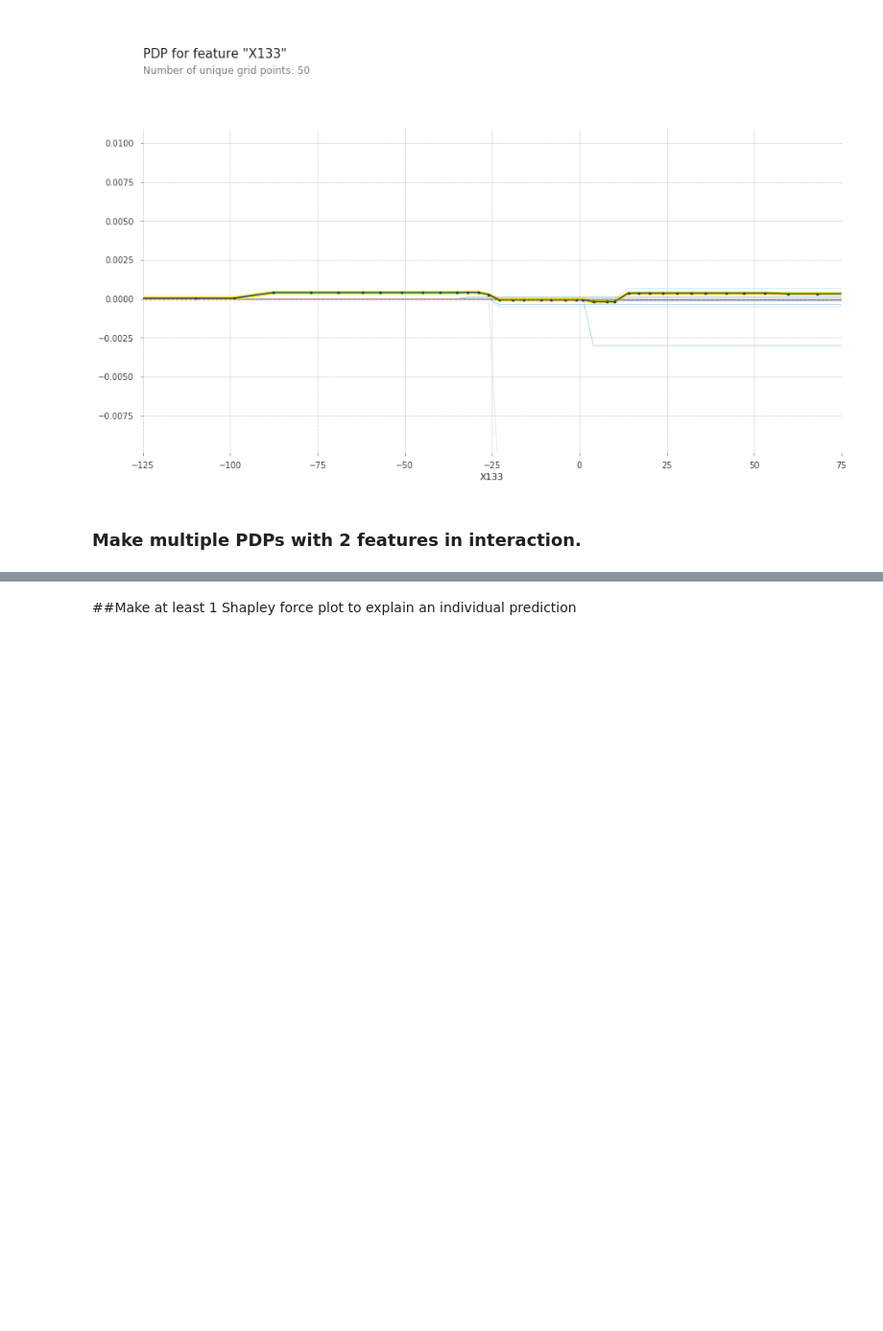
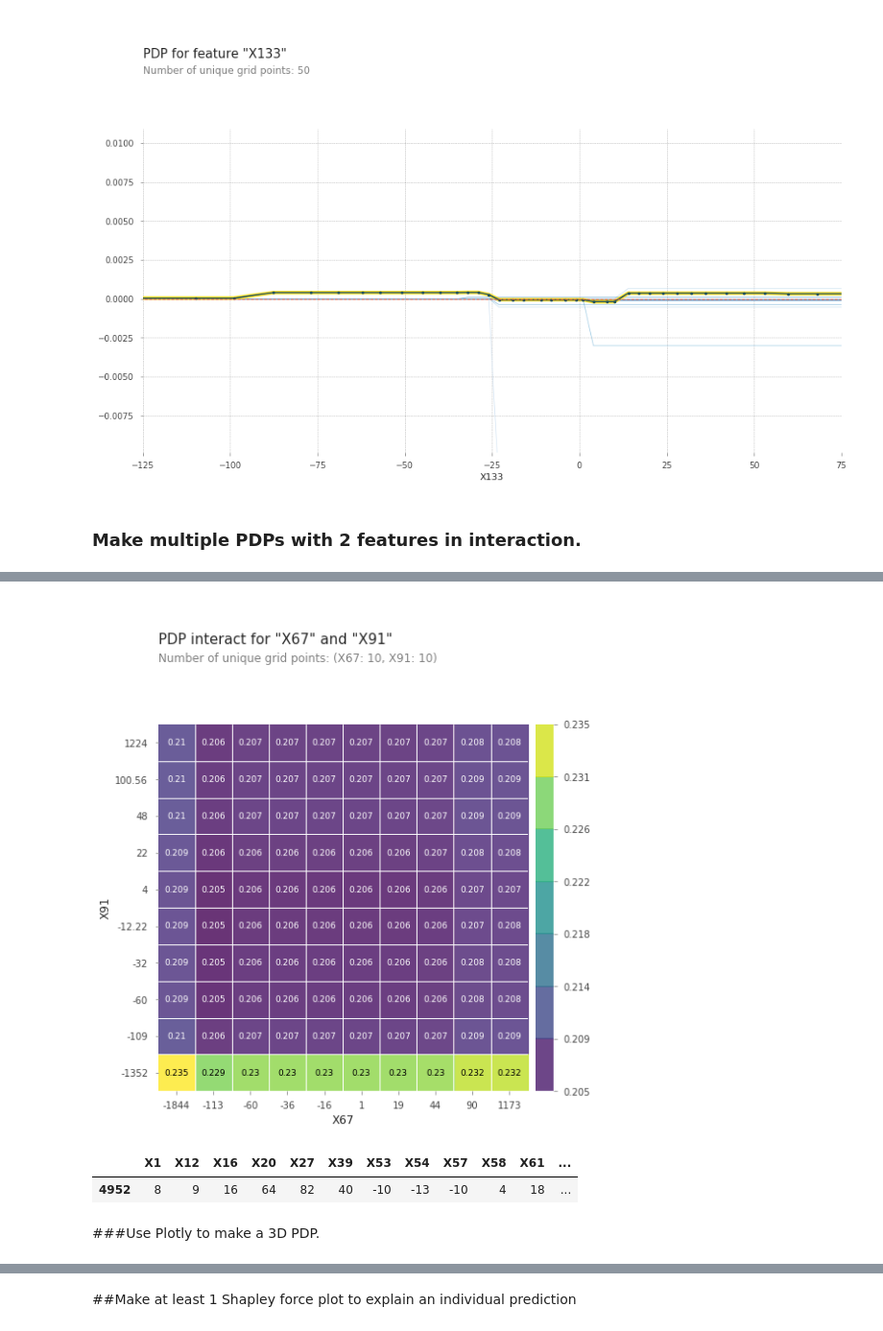
Before and after one commit to mahoryu/DS-Unit-2-Applied-Modeling, a Jupyter notebook: module4-model-interpretation/LS_DS_234_assignment.ipynb, the cells around one changed output, grey strips where cells are left out. Shown at 96% size. Cells and saved outputs as stored; diff of their text form; code cells hidden in the pictures; blank space fills up the shorter version.

```diff
--- a/module4-model-interpretation/LS_DS_234_assignment.ipynb
+++ b/module4-model-interpretation/LS_DS_234_assignment.ipynb
@@ -309,0 +325,12 @@ def graph_2_pdp(feature1, feature2):
+# %%
+graph_2_pdp(['X67','X91'])
+# %% [output]
+[figure, added]
+# %%
+#Top 3 columns in 'importance' X67, X91, X133
+X_train.head(1)
+# %% [output]
+|  | X1 | X12 | X16 | X20 | X27 | X39 | X53 | X54 | X57 | X58 | X61 | ... |
+| 4952 | 8 | 9 | 16 | 64 | 82 | 40 | -10 | -13 | -10 | 4 | 18 | ... |
+# %% [markdown]
+###Use Plotly to make a 3D PDP.
```
Also changed, not shown: parts of 9 cells of this notebook.
